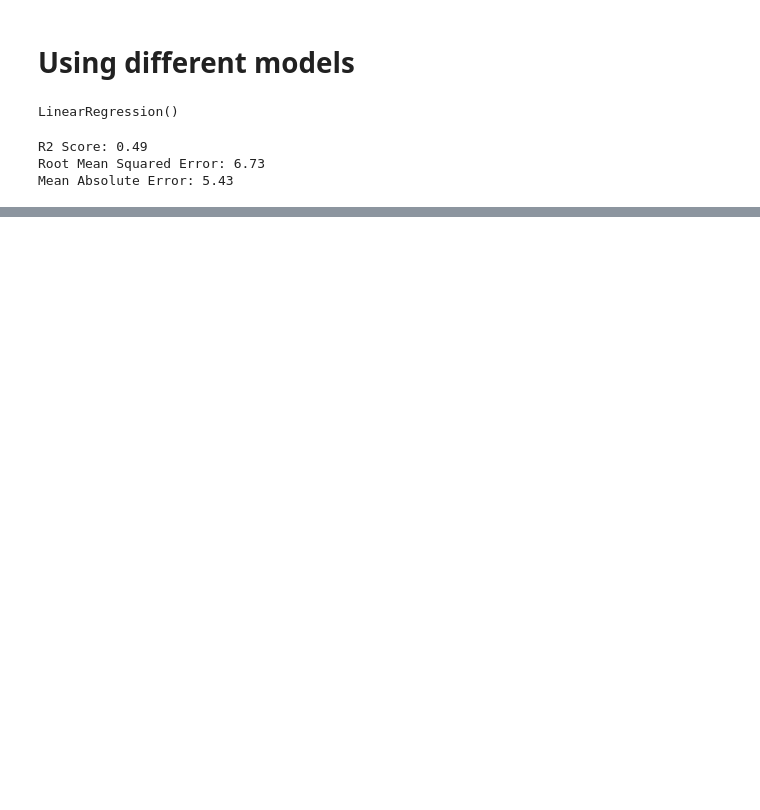
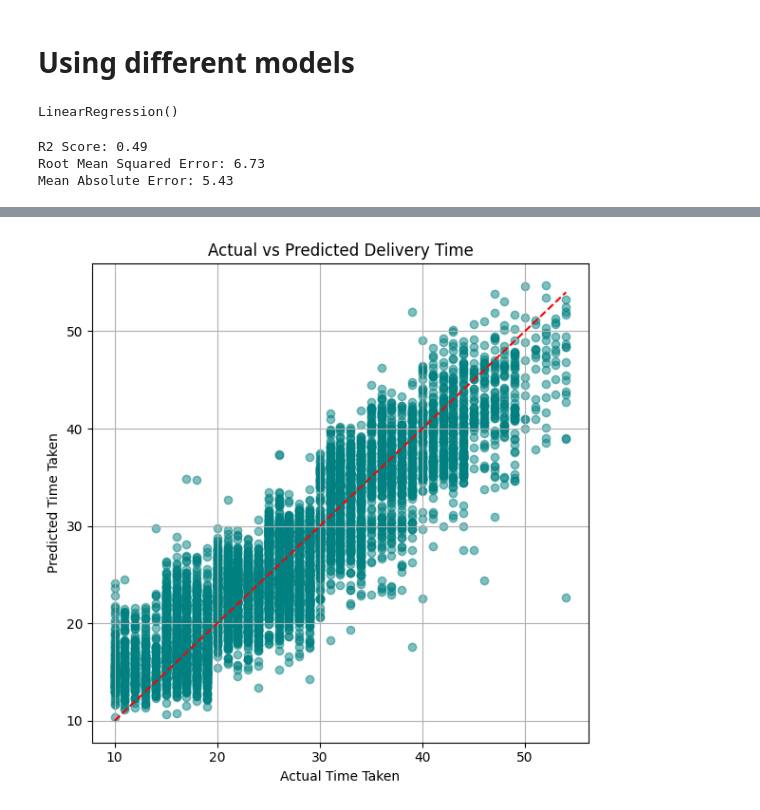
Before and after one commit to Omimishra/Food_delivery_prediction, a Jupyter notebook: feature_extraction.ipynb, the cells around one changed output, grey strips where cells are left out. Drawn from its saved outputs; the diff is of its cells as text; code cells hidden in the pictures; blank space fills up the shorter version.

```diff
--- a/feature_extraction.ipynb
+++ b/feature_extraction.ipynb
@@ -225,0 +232,23 @@ Mean Absolute Error: 5.43
+# %%
+from sklearn.ensemble import RandomForestRegressor, GradientBoostingRegressor
+from xgboost import XGBRegressor
+# Initialize models
+models={
+    'Random Forest': RandomForestRegressor(random_state=42),
+    'Gradient Boosting': GradientBoostingRegressor(random_state=42),
+    'XGBoost': XGBRegressor(random_state=42)
+}
+# Train and evaluate each model
+for name , model in models.items():
+    model.fit(X_train, y_train)
+    y_pred = model.predict(X_test)
+
+    mse = mean_squared_error(y_test, y_pred)
+    rmse = np.sqrt(mse)
+    mae = mean_absolute_error(y_test, y_pred)
+    r2 = r2_score(y_test, y_pred)
+
+    print(f"---- {name} ----")
+    print(f"RMSE: {rmse:.2f}")
+    print(f"MAE: {mae:.2f}")
+    print(f"R2: {r2:.2f}")
@@ -225,0 +426,13 @@ Mean Absolute Error: 5.43
+# %%
+
+plt.figure(figsize=(6,6))
+plt.scatter(y_test, y_pred, alpha=0.5, color='teal')
+plt.plot([y_test.min(), y_test.max()], [y_test.min(), y_test.max()], 'r--')  # ideal line
+plt.xlabel("Actual Time Taken")
+plt.ylabel("Predicted Time Taken")
+plt.title("Actual vs Predicted Delivery Time")
+plt.grid(True)
+plt.tight_layout()
+plt.show()
+# %% [output]
+[figure, added]
```
Also changed, not shown: parts of 15 cells of this notebook, 2 other files.
